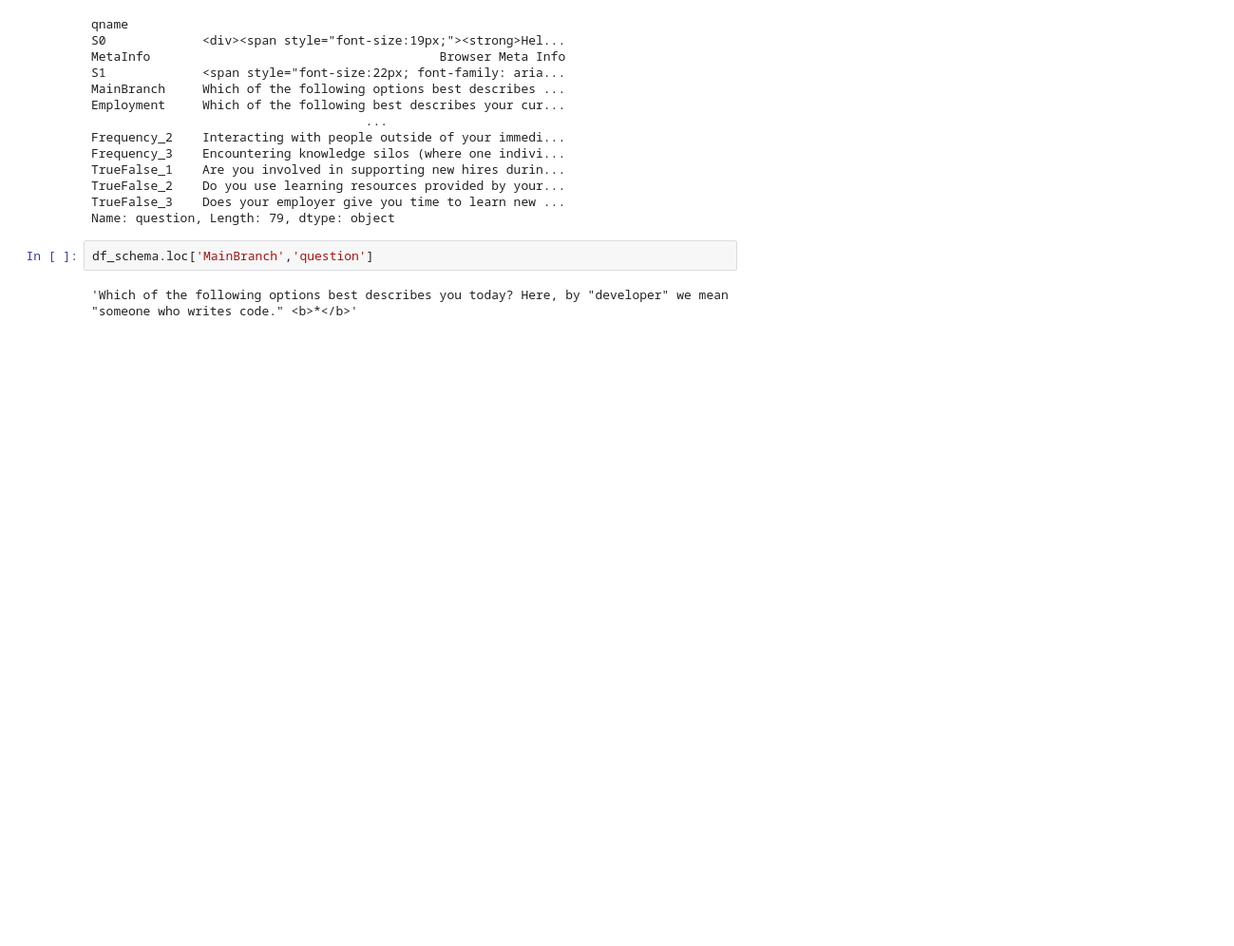
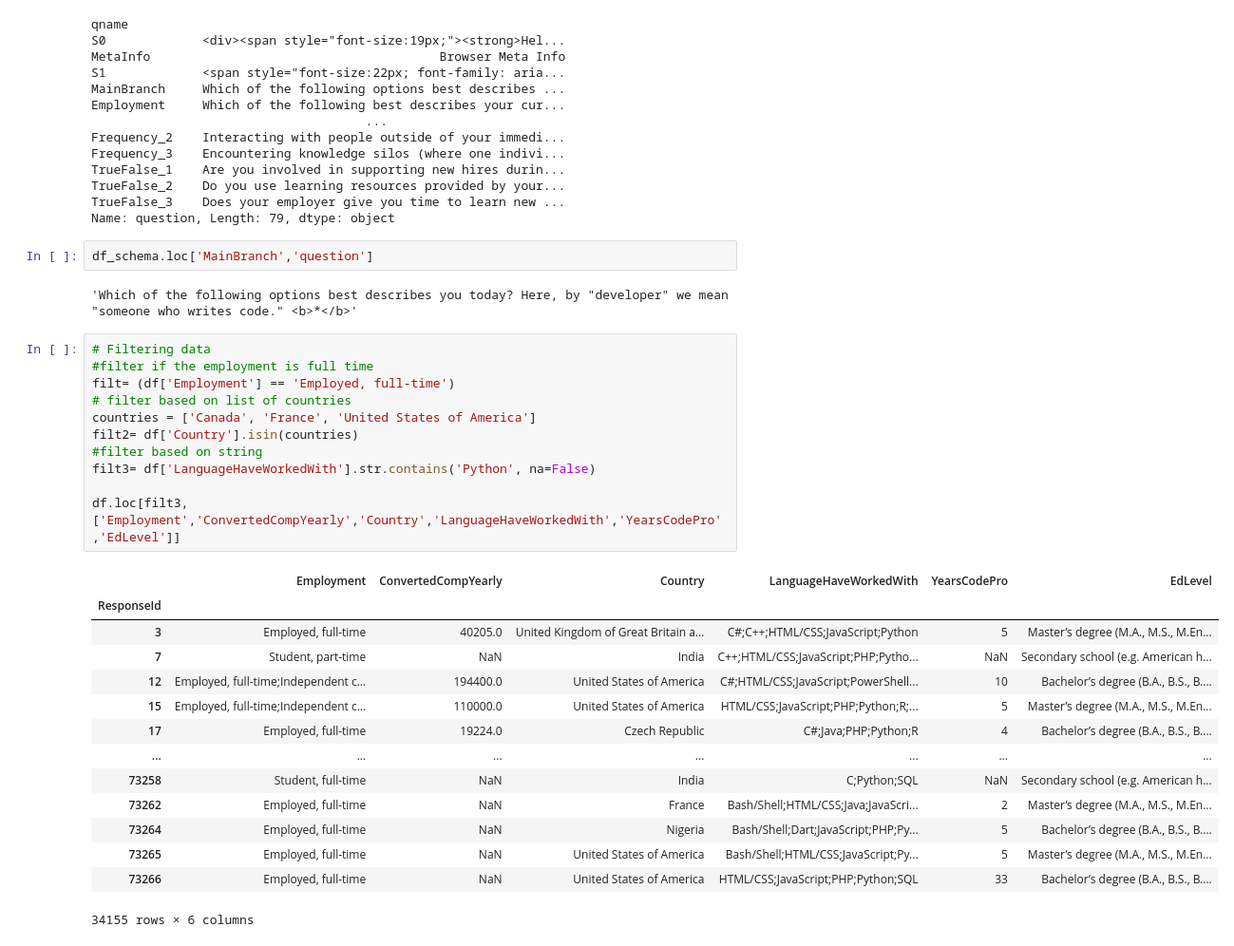
Before and after one commit to MohamoudAli12/PythonCodes, a Jupyter notebook: Data/StackOverFlowSurvey.ipynb, the cells around one changed output. Shown at 95% size. Saved outputs shown, nothing was run; the diff lists cells and outputs as text; blank space fills up the shorter version.

```diff
--- a/Data/StackOverFlowSurvey.ipynb
+++ b/Data/StackOverFlowSurvey.ipynb
@@ -82,3 +100,29 @@ Name: question, Length: 79, dtype: object
 df_schema.loc['MainBranch','question']
 # %% [output]
 'Which of the following options best describes you today? Here, by "developer" we mean "someone who writes code." <b>*</b>'
+# %%
+# Filtering data
+#filter if the employment is full time
+filt= (df['Employment'] == 'Employed, full-time')
+# filter based on list of countries
+countries = ['Canada', 'France', 'United States of America']
+filt2= df['Country'].isin(countries)
+#filter based on string
+filt3= df['LanguageHaveWorkedWith'].str.contains('Python', na=False)
+
+df.loc[filt3, ['Employment','ConvertedCompYearly','Country','LanguageHaveWorkedWith','YearsCodePro','EdLevel']]
+# %% [output]
+|  | Employment | ConvertedCompYearly | Country | LanguageHaveWorkedWith | YearsCodePro | EdLevel |
+| ResponseId |  |  |  |  |  |  |
+| 3 | Employed, full-time | 40205.0 | United Kingdom of Great Britain a... | C#;C++;HTML/CSS;JavaScript;Python | 5 | Master’s degree (M.A., M.S., M.En... |
+| 7 | Student, part-time | NaN | India | C++;HTML/CSS;JavaScript;PHP;Pytho... | NaN | Secondary school (e.g. American h... |
+| 12 | Employed, full-time;Independent c... | 194400.0 | United States of America | C#;HTML/CSS;JavaScript;PowerShell... | 10 | Bachelor’s degree (B.A., B.S., B.... |
+| 15 | Employed, full-time;Independent c... | 110000.0 | United States of America | HTML/CSS;JavaScript;PHP;Python;R;... | 5 | Master’s degree (M.A., M.S., M.En... |
+| 17 | Employed, full-time | 19224.0 | Czech Republic | C#;Java;PHP;Python;R | 4 | Bachelor’s degree (B.A., B.S., B.... |
+| ... | ... | ... | ... | ... | ... | ... |
+| 73258 | Student, full-time | NaN | India | C;Python;SQL | NaN | Secondary school (e.g. American h... |
+| 73262 | Employed, full-time | NaN | France | Bash/Shell;HTML/CSS;Java;JavaScri... | 2 | Master’s degree (M.A., M.S., M.En... |
+| 73264 | Employed, full-time | NaN | Nigeria | Bash/Shell;Dart;JavaScript;PHP;Py... | 5 | Bachelor’s degree (B.A., B.S., B.... |
+| 73265 | Employed, full-time | NaN | United States of America | Bash/Shell;HTML/CSS;JavaScript;Py... | 5 | Master’s degree (M.A., M.S., M.En... |
+| 73266 | Employed, full-time | NaN | United States of America | HTML/CSS;JavaScript;PHP;Python;SQL | 33 | Bachelor’s degree (B.A., B.S., B.... |
+34155 rows × 6 columns
```
Also changed, not shown: parts of 3 cells of this notebook, 1 other file.
